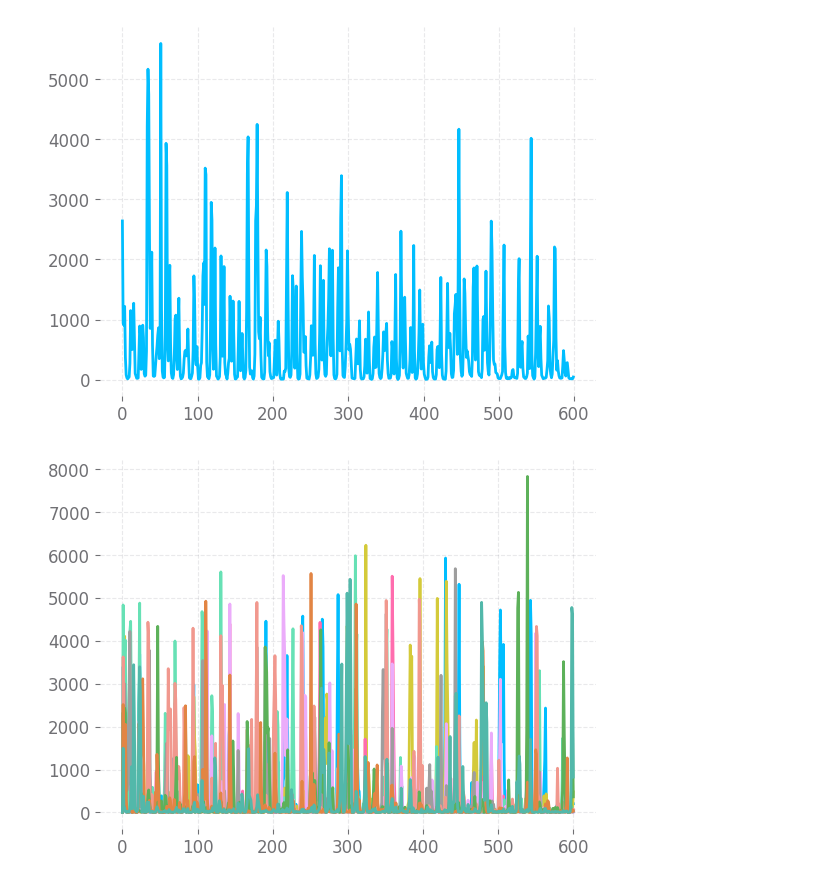
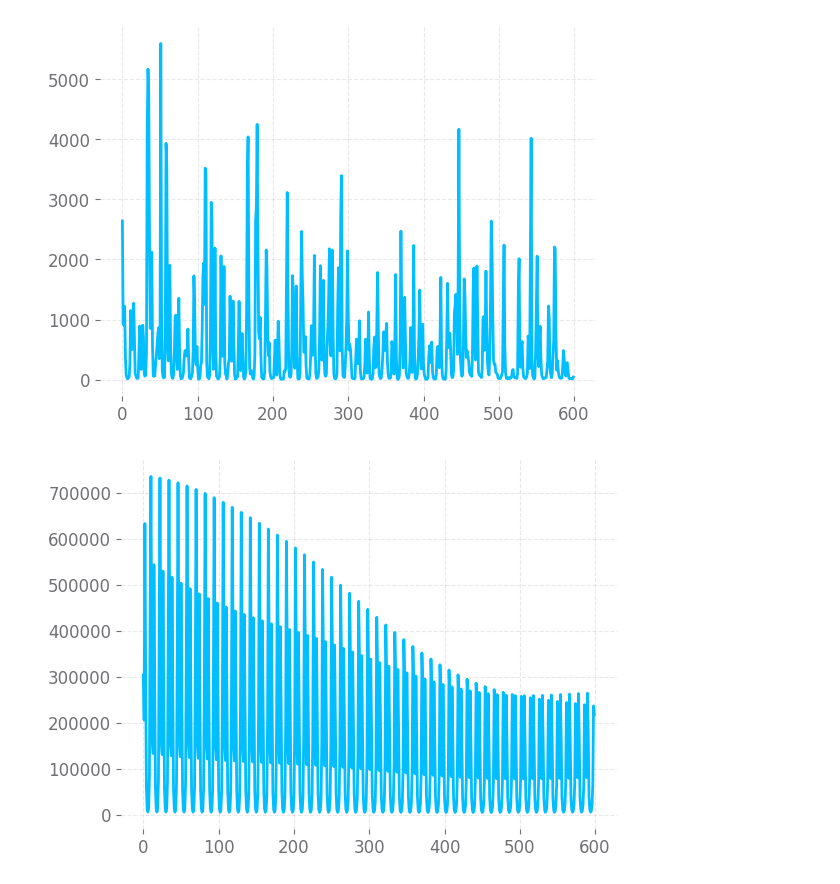
Before and after one commit to hetankevin/diffilter, a Jupyter notebook: cholera.ipynb, the cells around one changed output. Cells and saved outputs as stored; diff of their text form; code cells hidden in the pictures.

```diff
--- a/cholera.ipynb
+++ b/cholera.ipynb
@@ -360,0 +36,26 @@ newtif_logliks, newtif_params = newtif(theta_ests, ys, sigmas=sigmas,
+# %%
+dataset = pd.read_csv('data/dacca/dacca.csv', index_col=0).reset_index(drop=True)
+ys = np.array(dataset['cholera.deaths'].values)
+dataset = pd.read_csv('data/dacca/covars.csv', index_col=0).reset_index(drop=True)
+dataset.index = pd.read_csv('data/dacca/covart.csv', index_col=0).reset_index(drop=True).squeeze()
+dataset = dataset.reindex(onp.array([1891 + i*(1/240) for i in range(12037)])).interpolate()
+covars = np.array(dataset.values)#[20:]
+#gamma, m, rho, epsilon, omega, c, beta_trend, sigma, tau, bs, k, delta = 8.0, 9.238, 7.1, 0.7, onp.exp(-4.5), 0.0051, (-6.8*10**(-3)), 639.6, 0.23, np.array([6.5,11.4,2.1,9.0,8.6,9.5]), 3, 0.02
+#gamma, m, rho, epsilon, omega, c, beta_trend, sigma, tau, bs, k, delta = 17.3, 0.057, 0, 9.8, onp.exp(-4.8), 0.999999, (-5.0*10**(-3)), 3.2, 0.25, np.array([1.2,6.2,-3.4,3.9,3.2,4.3]), 3, 0.02
+
+
+gamma = 20.8
+epsilon = 19.1
+rho = 0
+delta = 0.02
+m = 0.06
+c = np.array(1)
+beta_trend = -0.00498
+bs = np.array([0.747, 6.38, -3.44, 4.23, 3.33, 4.55])
+sigma = 3.13 #3.13 # 0.77
+tau = 0.23
+omega = onp.exp(-4.5)
+omegas = np.log(np.array([0.184, 0.0786, 0.0584, 0.00917, 0.000208, 0.0124]))
+
+
+theta = transform_thetas(gamma, m, rho, epsilon, omega, c, beta_trend, sigma, tau, bs, omegas)
@@ -439,7 +421,8 @@ rprocess = jax.jit(jax.vmap(rproc, (0, None, 0,None)))
 # %%
 #params = mif_params[-1].mean(0)
 params = theta
-traj = [rinit(params, 10, covars)]
+traj = [rinit(params, 1, covars)]
 for i in tqdm(range(len(ys))):
     traj.append(rprocess(traj[-1], params,
-                         np.array([jax.random.PRNGKey(onp.random.choice(10000)) for j in range(10)]), covars[i]))
+                         np.array([jax.random.PRNGKey(onp.random.choice(10000)) for j in range(1)]), covars))
+traj = traj[1:]
@@ -495,8 +432,8 @@ plt.plot(ys)
 [<matplotlib.lines.Line2D at 0x...>]
 [figure]
 # %%
-plt.plot(onp.array([onp.array(traj)[:,i,3] for i in range(10)]).T)
+plt.plot(onp.array([onp.array(traj)[:,i,1] for i in range(1)]).T)
 plt.ticklabel_format(style='plain')
 plt.show()
 # %% [output]
-[figure, old version]
+[figure, new version]
```
Also changed, not shown: parts of 84 cells of this notebook, 9 other files.
